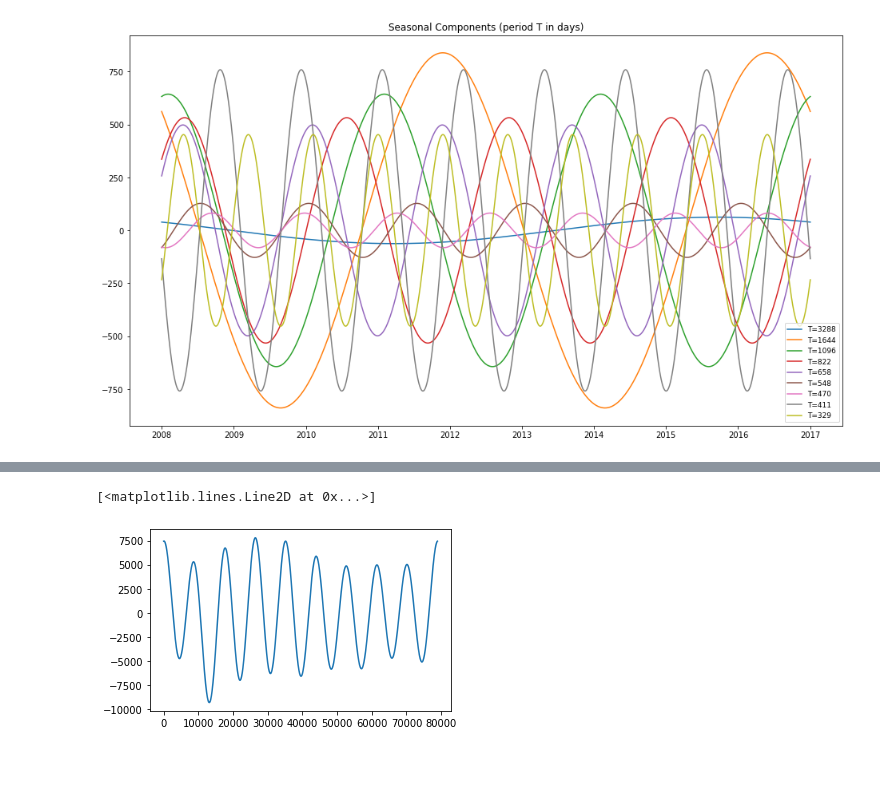
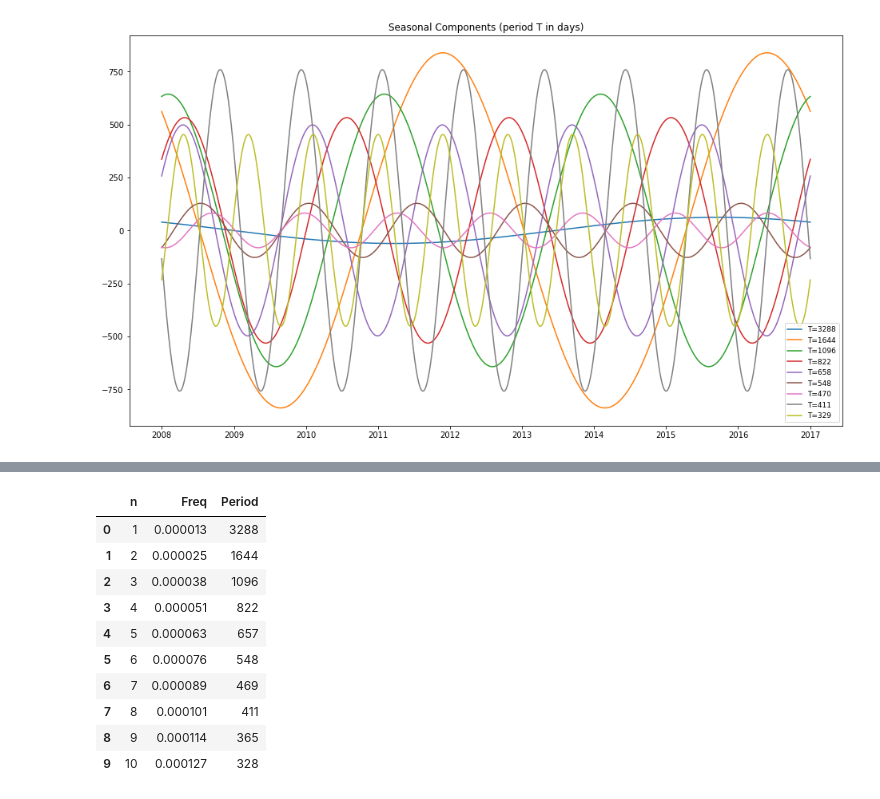
Before and after one commit to BleakHeart/Report-2, a Jupyter notebook: src/Fourier_f_extrapolations.ipynb, the cells around one changed output, grey strips where cells are left out. Cells and saved outputs as stored; diff of their text form; code cells hidden in the pictures; blank space fills up the shorter version.

```diff
--- a/src/Fourier_f_extrapolations.ipynb
+++ b/src/Fourier_f_extrapolations.ipynb
@@ -153,5 +138,5 @@ array([3.65333333e+02, 1.30476190e+01, 6.99574468e+00, 3.50159744e+00,
 # %%
-T = 1 / (24 * np.unique(np.abs(freq[:])))
+T = 1. / (24. * np.unique(np.abs(freq[:])))
 T
 # %% [output]
 array([3288.        , 1644.        , 1096.        ,  822.        ,
@@ -180,5 +202,18 @@ plt.plot(Fourier_comp[0])
-# %%
-plt.plot(Fourier_comp.sum(axis=0))
-# %% [output]
-[<matplotlib.lines.Line2D at 0x...>]
-[figure, removed]
+# %%
+nrows = len(T)
+df = pd.DataFrame({'n':range(1, nrows+1), 'Freq': np.unique(np.abs(freq[:])), 'Period': np.int32(T)})
+
+
+df
+# %% [output]
+|  | n | Freq | Period |
+| 0 | 1 | 0.000013 | 3288 |
+| 1 | 2 | 0.000025 | 1644 |
+| 2 | 3 | 0.000038 | 1096 |
+| 3 | 4 | 0.000051 | 822 |
+| 4 | 5 | 0.000063 | 657 |
+| 5 | 6 | 0.000076 | 548 |
+| 6 | 7 | 0.000089 | 469 |
+| 7 | 8 | 0.000101 | 411 |
+| 8 | 9 | 0.000114 | 365 |
+| 9 | 10 | 0.000127 | 328 |
```
Also changed, not shown: parts of 17 cells of this notebook.
